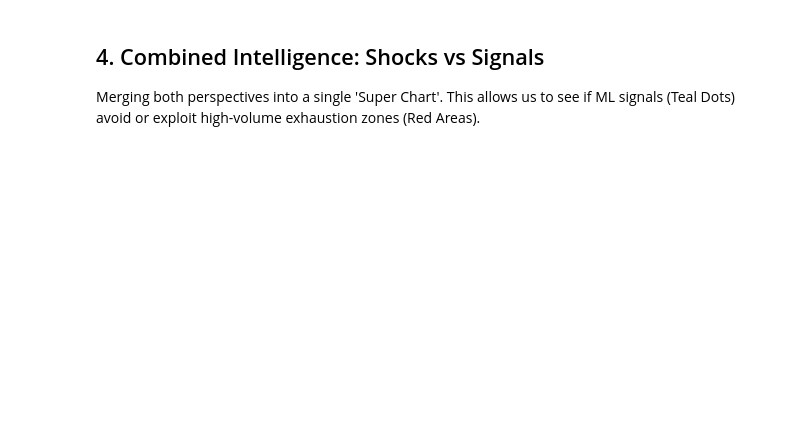
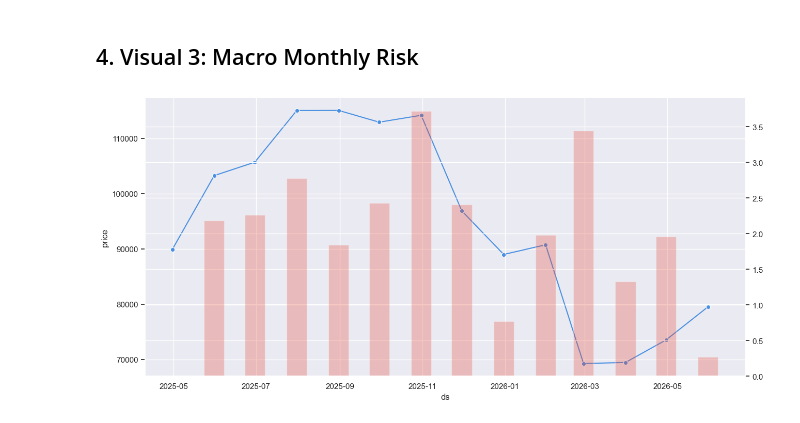
Before and after one commit to jose-cortes-ramos/crypto-ml-predictor, a Jupyter notebook: notebooks/03_dashboard_prototyping.ipynb, the cells around one changed output. Saved outputs shown, nothing was run; the diff lists cells and outputs as text; code cells hidden in the pictures; blank space fills up the shorter version.

```diff
--- a/notebooks/03_dashboard_prototyping.ipynb
+++ b/notebooks/03_dashboard_prototyping.ipynb
@@ -82,3 +69,11 @@ plt.show()
-# %% [markdown]
-## 4. Combined Intelligence: Shocks vs Signals
-Merging both perspectives into a single 'Super Chart'. This allows us to see if ML signals (Teal Dots) avoid or exploit high-volume exhaustion zones (Red Areas).
+# %% [markdown]
+## 4. Visual 3: Macro Monthly Risk
+# %%
+monthly_df = subset.resample('ME', on='ds').agg({'price': 'mean', 'ml_volume_zscore': 'max'}).reset_index()
+fig, ax1 = plt.subplots()
+ax2 = ax1.twinx()
+sns.lineplot(data=monthly_df, x='ds', y='price', ax=ax1, marker='o', color='#4A90E2')
+ax2.bar(monthly_df['ds'], monthly_df['ml_volume_zscore'], width=15, color='#E74C3C', alpha=0.3)
+plt.show()
+# %% [output]
+[figure, added]
```
Also changed, not shown: parts of 19 cells of this notebook, 7 other files.
